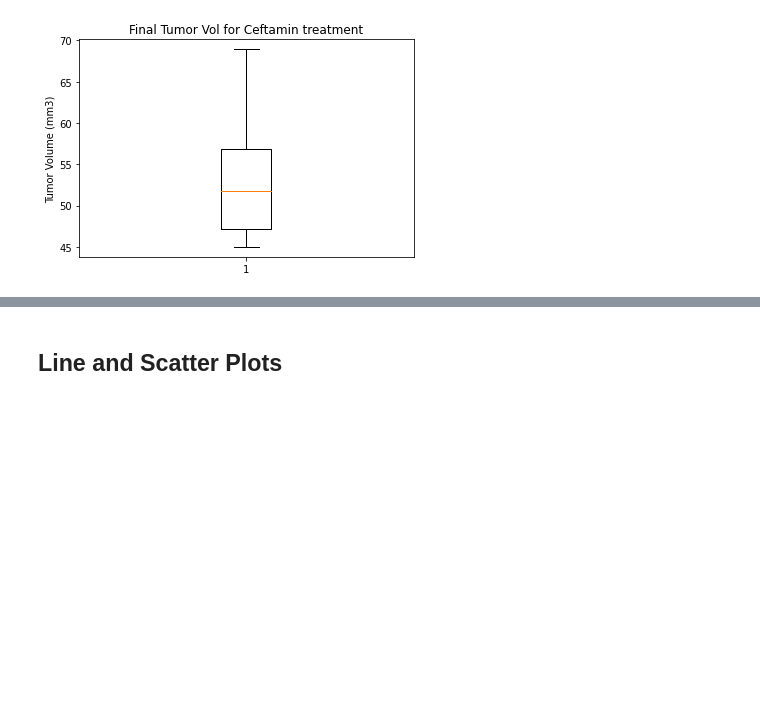
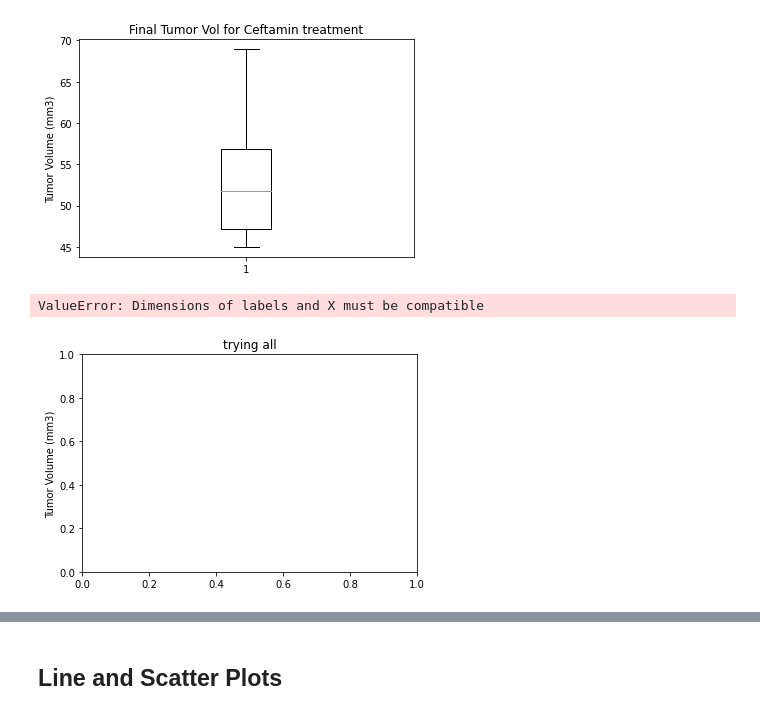
Before and after one commit to kunaual/matplotlib-challenge, a Jupyter notebook: Pymaceuticals/pymaceuticals.ipynb, the cells around one changed output, grey strips where cells are left out. Saved outputs shown, nothing was run; the diff lists cells and outputs as text; code cells hidden in the pictures; blank space fills up the shorter version.

```diff
--- a/Pymaceuticals/pymaceuticals.ipynb
+++ b/Pymaceuticals/pymaceuticals.ipynb
@@ -271,18 +306,20 @@ mouseDrugIndx_df = mouseStudCl_df.set_index(['Mouse ID','Drug Regimen'])#reindex
 # %%
 # Put treatments into a list for for loop (and later for plot labels)
+#todo does all the rest need to be
 treatment_list=fourTrtmts_df["Drug Regimen"].unique().tolist()
 #print(fourTrtmts_df["Drug Regimen"].value_counts())#178-230 for each one
 # Create empty list to fill with tumor vol data (for plotting)
 tumorVol_list=[]   #I don't get what this is for...
-
+newtry=[]
 # Calculate the IQR and quantitatively determine if there are any potential outliers.
-
+#todo... need to put this in a dataframe
 for drug in treatment_list:
     # Locate the rows which contain mice on each drug and get the tumor volumes
     #print(drug)
     #print(fourTrtmts_df["Tumor Volume (mm3)"].loc[fourTrtmts_df["Drug Regimen"]==drug]) #fourTrtmts_df[["Drug Regimen"]["Tumor Volume (mm3)"]].loc[fourTrtmts_df["Drug Regimen"]==drug])
     #tumorVol_list.append([drug,fourTrtmts_df["Tumor Volume (mm3)"].loc[fourTrtmts_df["Drug Regimen"]==drug]])
     tumorVol_List=fourTrtmts_df["Tumor Volume (mm3)"].loc[fourTrtmts_df["Drug Regimen"]==drug]
+    newtry.append([drug,fourTrtmts_df["Tumor Volume (mm3)"].loc[fourTrtmts_df["Drug Regimen"]==drug]])
     quartiles = tumorVol_List.quantile([.25,.5,.75])
     lowerq = quartiles[0.25]
     upperq = quartiles[0.75]
@@ -338,3 +375,14 @@ plt.show()
 [figure]
 [figure]
 [figure]
+# %%
+fig1, ax1 = plt.subplots()
+ax1.set_title('trying all')
+ax1.set_ylabel('Tumor Volume (mm3)')
+ax1.boxplot(newtry,labels = treatment_list)#, flierprops=outlierdiamond)
+#print(newtry)
+plt.show()
+#newtry
+# %% [output]
+ValueError: Dimensions of labels and X must be compatible
+[figure, added]
```
Also changed, not shown: parts of 5 cells of this notebook, 1 other file.
